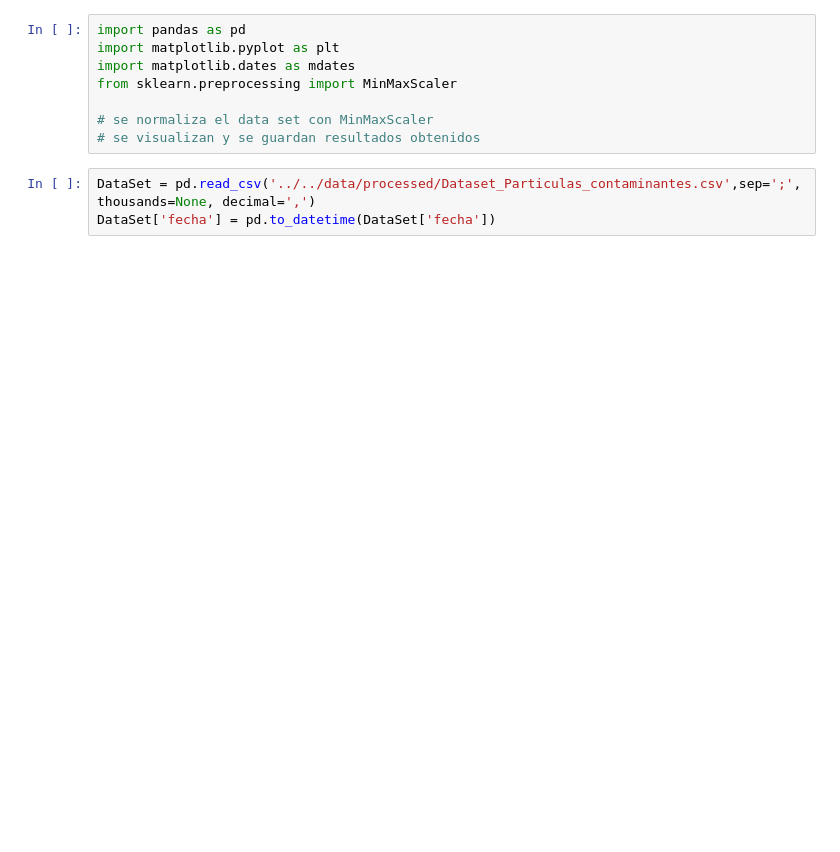
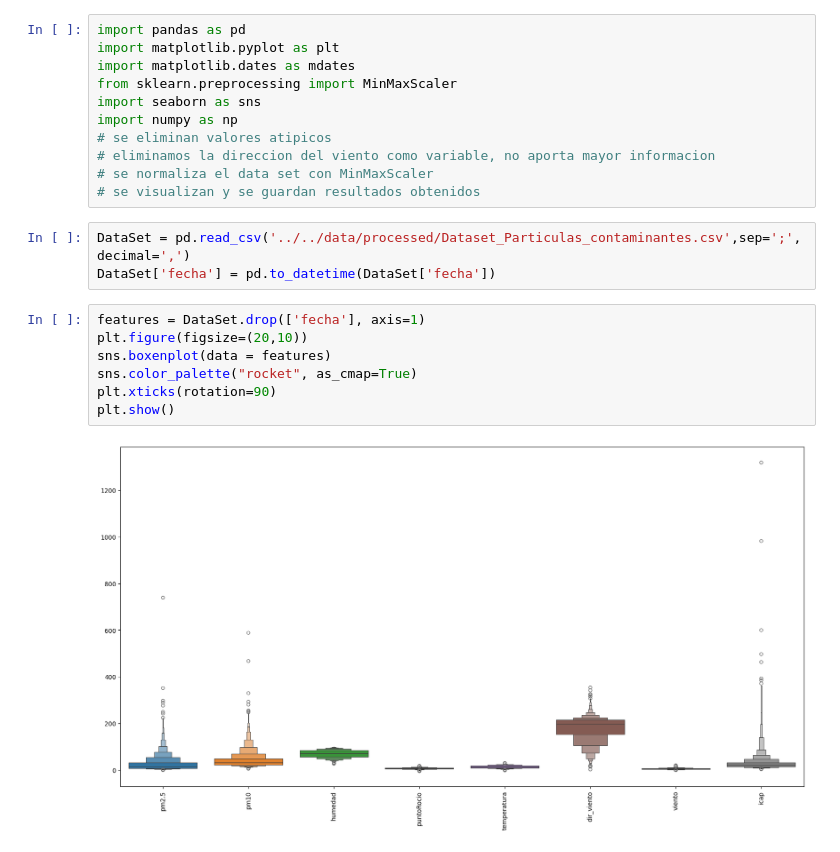
Before and after one commit to OmarMerino/Particulas_contaminantes_chillan, a Jupyter notebook: notebooks/explore/normalizaciones.ipynb, the cells around one changed output. Cells and saved outputs as stored; diff of their text form; blank space fills up the shorter version.

```diff
--- a/notebooks/explore/normalizaciones.ipynb
+++ b/notebooks/explore/normalizaciones.ipynb
@@ -3,9 +3,21 @@ import pandas as pd
 import matplotlib.pyplot as plt
 import matplotlib.dates as mdates
 from sklearn.preprocessing import MinMaxScaler
-
+import seaborn as sns
+import numpy as np
+# se eliminan valores atipicos
+# eliminamos la direccion del viento como variable, no aporta mayor informacion
 # se normaliza el data set con MinMaxScaler
 # se visualizan y se guardan resultados obtenidos
 # %%
-DataSet = pd.read_csv('../../data/processed/Dataset_Particulas_contaminantes.csv',sep=';', thousands=None, decimal=',')
+DataSet = pd.read_csv('../../data/processed/Dataset_Particulas_contaminantes.csv',sep=';', decimal=',')
 DataSet['fecha'] = pd.to_datetime(DataSet['fecha'])
+# %%
+features = DataSet.drop(['fecha'], axis=1)
+plt.figure(figsize=(20,10))
+sns.boxenplot(data = features)
+sns.color_palette("rocket", as_cmap=True)
+plt.xticks(rotation=90)
+plt.show()
+# %% [output]
+[figure, added]
```
Also changed, not shown: parts of 8 cells of this notebook, 12 other files.
